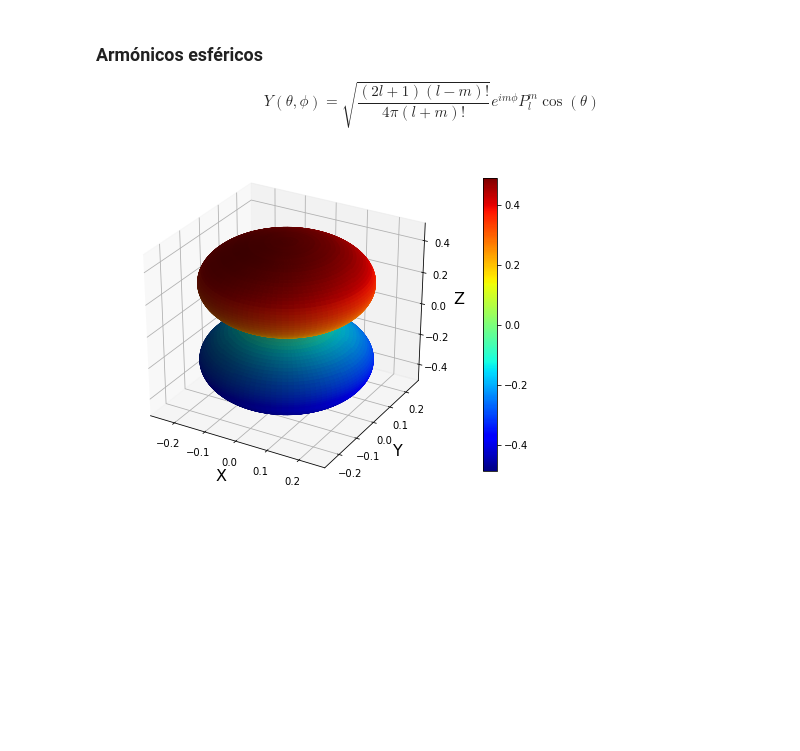
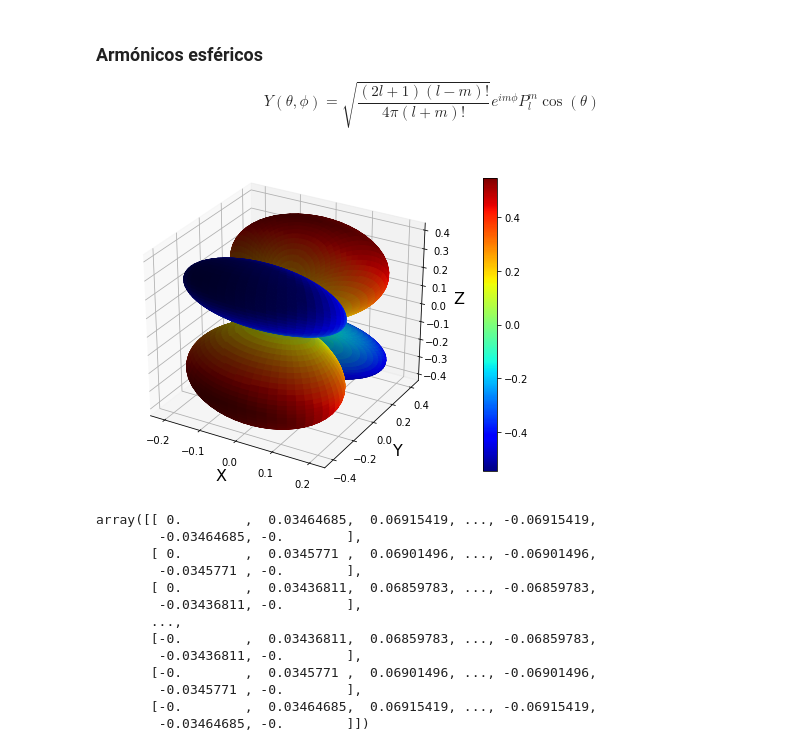
Before and after one commit to ColleaguePhy/Cuantica, a Jupyter notebook: HidrogenoEnPotencialEsferico/ArmonicosEsfericos.ipynb, the cells around one changed output. Cells and saved outputs as stored; diff of their text form; code cells hidden in the pictures; blank space fills up the shorter version.

```diff
--- a/HidrogenoEnPotencialEsferico/ArmonicosEsfericos.ipynb
+++ b/HidrogenoEnPotencialEsferico/ArmonicosEsfericos.ipynb
@@ -56,7 +56,22 @@ def SphericalHarmonics (l:int,m:int):
     ax.set_zlabel('Z', fontsize = 16)
 
     plt.show()
+
+    return Y
 # %%
-SphericalHarmonics(1,0)
+SphericalHarmonics(2,1)
 # %% [output]
-[figure, old version]
+[figure, new version]
+array([[ 0.        ,  0.03464685,  0.06915419, ..., -0.06915419,
+        -0.03464685, -0.        ],
+       [ 0.        ,  0.0345771 ,  0.06901496, ..., -0.06901496,
+        -0.0345771 , -0.        ],
+       [ 0.        ,  0.03436811,  0.06859783, ..., -0.06859783,
+        -0.03436811, -0.        ],
+       ...,
+       [-0.        ,  0.03436811,  0.06859783, ..., -0.06859783,
+        -0.03436811, -0.        ],
+       [-0.        ,  0.0345771 ,  0.06901496, ..., -0.06901496,
+        -0.0345771 , -0.        ],
+       [-0.        ,  0.03464685,  0.06915419, ..., -0.06915419,
+        -0.03464685, -0.        ]])
```
